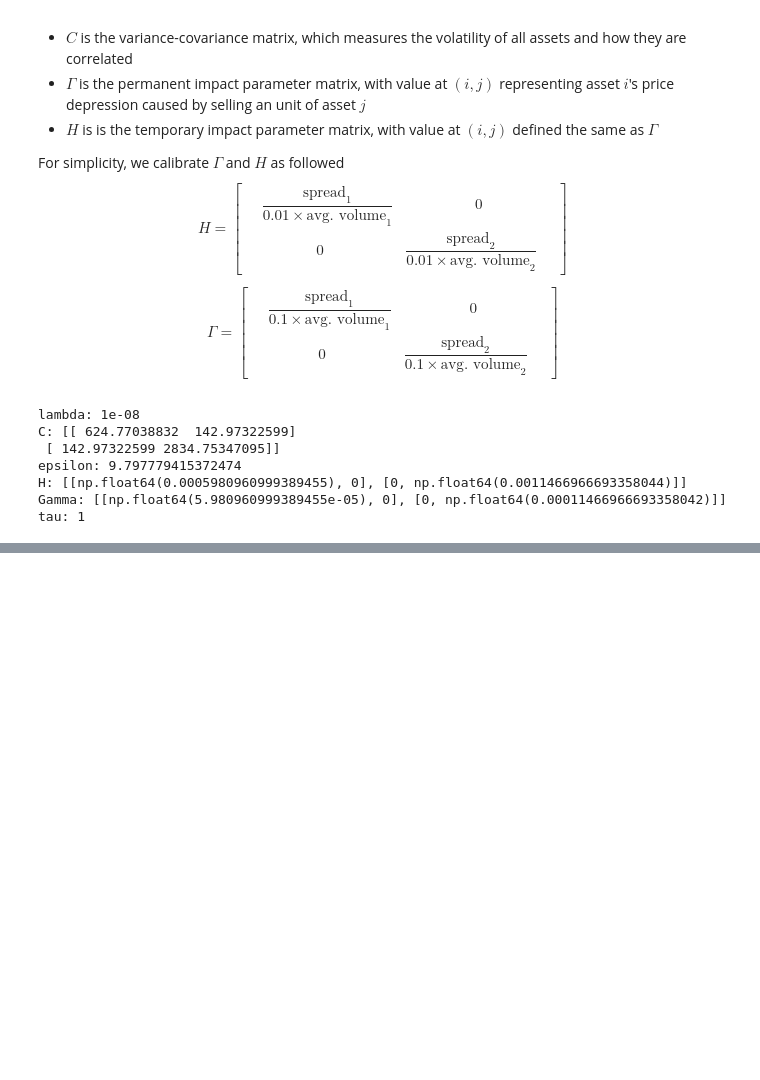
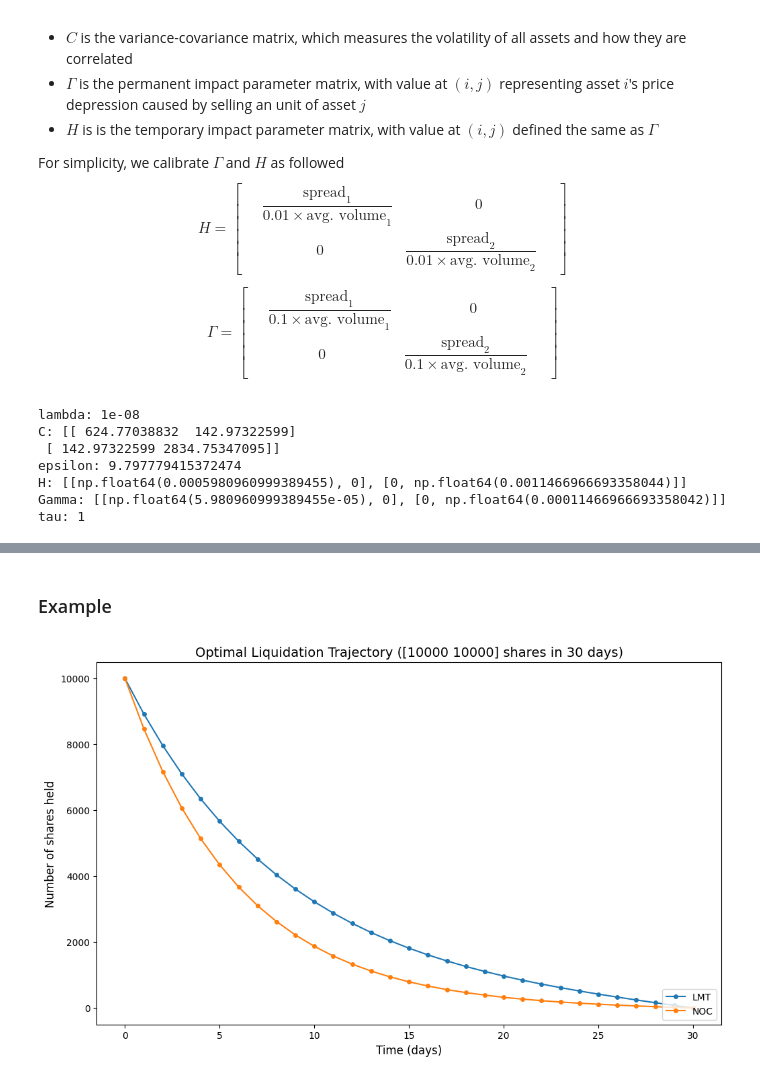
Before and after one commit to lnguyen258/Almgren-Chriss, a Jupyter notebook: optimal_execution.ipynb, the cells around one changed output, grey strips where cells are left out. Cells and saved outputs as stored; diff of their text form; code cells hidden in the pictures; blank space fills up the shorter version.

```diff
--- a/optimal_execution.ipynb
+++ b/optimal_execution.ipynb
@@ -315,0 +440,20 @@ tau: 1
+# %% [markdown]
+### Example
+# %%
+X = np.array([10000,10000]).T
+T = 30
+
+model = Almgren_Chriss_2D(params)
+trajectory = model.make_trajectory(X,T, general=False)
+assert np.any(trajectory == model.make_trajectory(X,T, general=True))
+
+plt.figure(figsize=(12,7))
+plt.plot(range(T+1),trajectory[0],'o-',ms=4,label='LMT')
+plt.plot(range(T+1),trajectory[1],'o-',ms=4,label='NOC')
+plt.title(f'Optimal Liquidation Trajectory ({X} shares in {T} days)',fontsize=14)
+plt.xlabel('Time (days)', fontsize=12)
+plt.ylabel('Number of shares held', fontsize=12)
+plt.legend(loc=4)
+plt.show()
+# %% [output]
+[figure, added]
```
Also changed, not shown: parts of 5 cells of this notebook, 3 other files.
